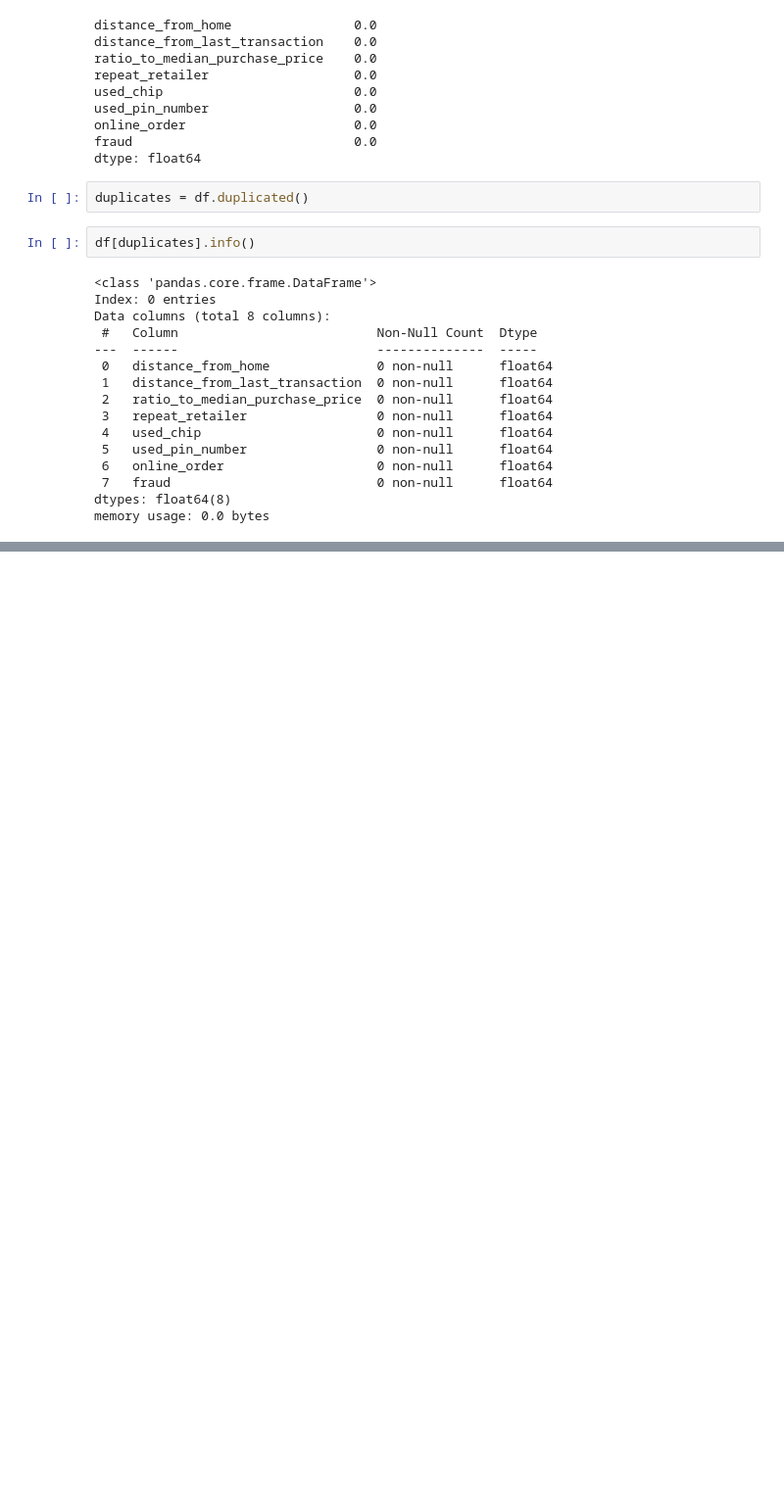
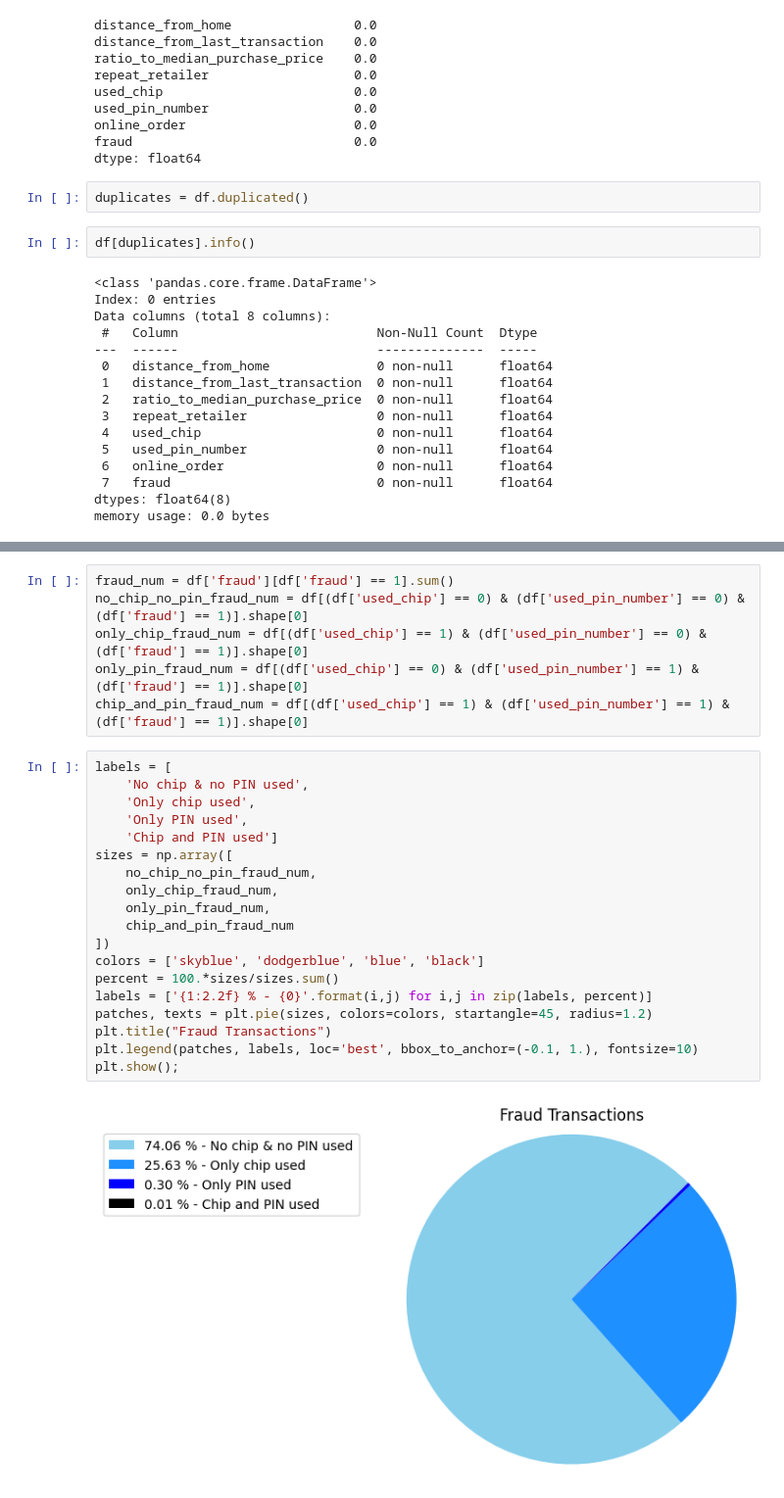
Before and after one commit to bkbugaj/credit-card-fraud-detection, a Jupyter notebook: credit-card-fraud-detection.ipynb, the cells around one changed output, grey strips where cells are left out. Shown at 98% size. Cells and saved outputs as stored; diff of their text form; blank space fills up the shorter version.

Commit message:
Compare chip and pin security

```diff
--- a/credit-card-fraud-detection.ipynb
+++ b/credit-card-fraud-detection.ipynb
@@ -121,0 +140,27 @@ memory usage: 0.0 bytes
+# %%
+fraud_num = df['fraud'][df['fraud'] == 1].sum()
+no_chip_no_pin_fraud_num = df[(df['used_chip'] == 0) & (df['used_pin_number'] == 0) & (df['fraud'] == 1)].shape[0]
+only_chip_fraud_num = df[(df['used_chip'] == 1) & (df['used_pin_number'] == 0) & (df['fraud'] == 1)].shape[0]
+only_pin_fraud_num = df[(df['used_chip'] == 0) & (df['used_pin_number'] == 1) & (df['fraud'] == 1)].shape[0]
+chip_and_pin_fraud_num = df[(df['used_chip'] == 1) & (df['used_pin_number'] == 1) & (df['fraud'] == 1)].shape[0]
+# %%
+labels = [
+    'No chip & no PIN used',
+    'Only chip used',
+    'Only PIN used',
+    'Chip and PIN used']
+sizes = np.array([
+    no_chip_no_pin_fraud_num,
+    only_chip_fraud_num,
+    only_pin_fraud_num,
+    chip_and_pin_fraud_num
+])
+colors = ['skyblue', 'dodgerblue', 'blue', 'black']
+percent = 100.*sizes/sizes.sum()
+labels = ['{1:2.2f} % - {0}'.format(i,j) for i,j in zip(labels, percent)]
+patches, texts = plt.pie(sizes, colors=colors, startangle=45, radius=1.2)
+plt.title("Fraud Transactions")
+plt.legend(patches, labels, loc='best', bbox_to_anchor=(-0.1, 1.), fontsize=10)
+plt.show();
+# %% [output]
+[figure, added]
```
Also changed, not shown: parts of 3 cells of this notebook.
